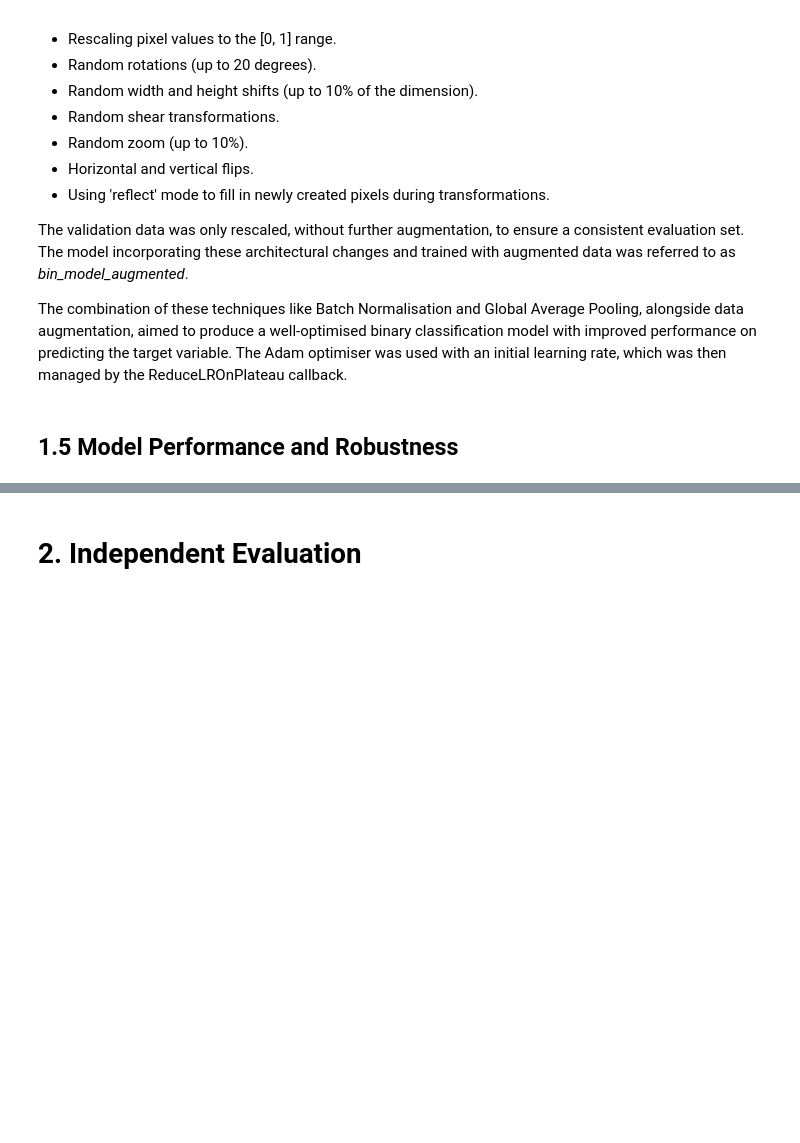
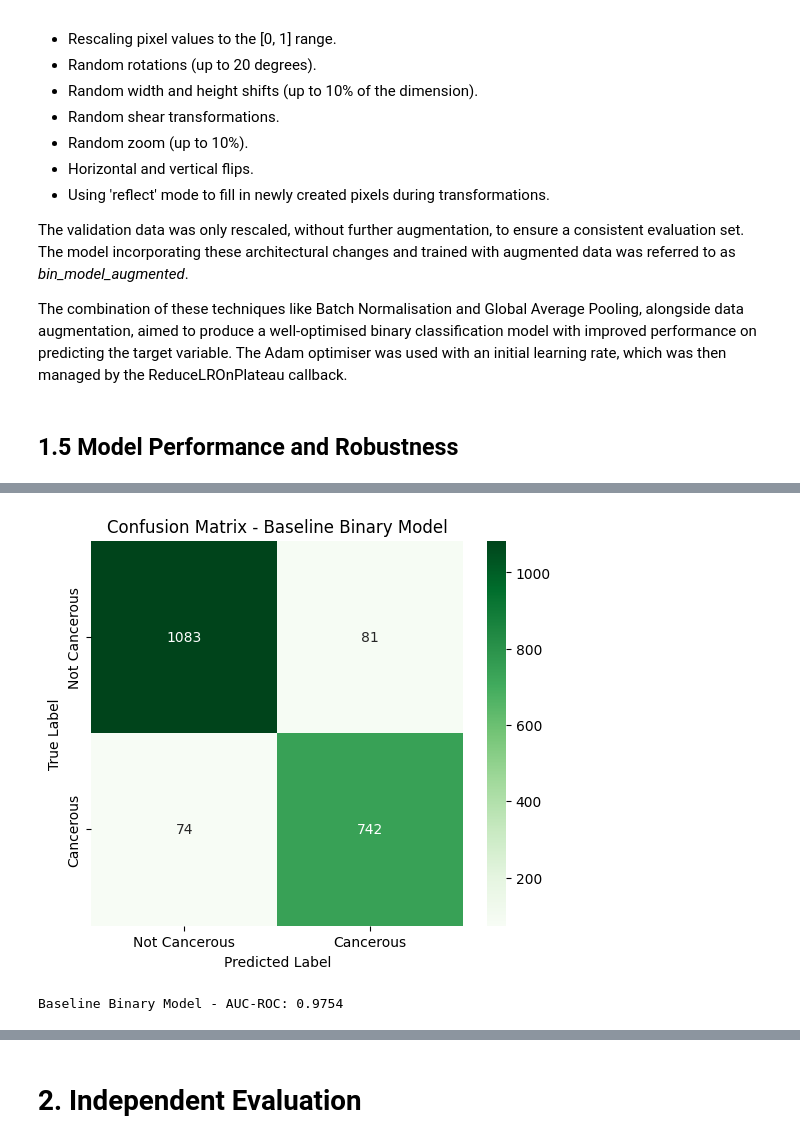
Before and after one commit to Colossus08/ML-Assignment-2, a Jupyter notebook: ML_Assignment_2.ipynb, the cells around one changed output, grey strips where cells are left out. Saved outputs shown, nothing was run; the diff lists cells and outputs as text; code cells hidden in the pictures; blank space fills up the shorter version.

```diff
--- a/ML_Assignment_2.ipynb
+++ b/ML_Assignment_2.ipynb
@@ -1669,0 +1691,6 @@ The combination of these techniques like Batch Normalisation and Global Average
+# %%
+bin_val_pred_prob_base = bin_model.predict(bin_validation_generator, steps=len(bin_validation_generator), verbose=1)
+
+bin_val_pred_classes_base = (bin_val_pred_prob_base > 0.5).astype(int).flatten()
+
+bin_true_classes_base = bin_validation_generator.classes
@@ -1669,0 +1707,5 @@ The combination of these techniques like Batch Normalisation and Global Average
+# %%
+cm_bin_base = confusion_matrix(bin_true_classes_base, bin_val_pred_classes_base)
+
+tn_bin_base, fp_bin_base, fn_bin_base, tp_bin_base = cm_bin_base.ravel()
+bin_specificity_base = tn_bin_base / (tn_bin_base + fp_bin_base) if (tn_bin_base + fp_bin_base) > 0 else 0
@@ -1669,0 +1735,15 @@ The combination of these techniques like Batch Normalisation and Global Average
+# %%
+plt.figure(figsize=(6, 5))
+sns.heatmap(cm_bin_base, annot=True, fmt='d', cmap='Greens', xticklabels=['Not Cancerous', 'Cancerous'], yticklabels=['Not Cancerous', 'Cancerous'])
+plt.title('Confusion Matrix - Baseline Binary Model')
+plt.xlabel('Predicted Label')
+plt.ylabel('True Label')
+plt.show()
+# %% [output]
+[figure, added]
+# %%
+fpr_bin_base, tpr_bin_base, _ = roc_curve(bin_true_classes_base, bin_val_pred_prob_base)
+roc_auc_bin_base = auc(fpr_bin_base, tpr_bin_base)
+print(f"Baseline Binary Model - AUC-ROC: {roc_auc_bin_base:.4f}")
+# %% [output]
+Baseline Binary Model - AUC-ROC: 0.9754
```
Also changed, not shown: parts of 34 cells of this notebook.
